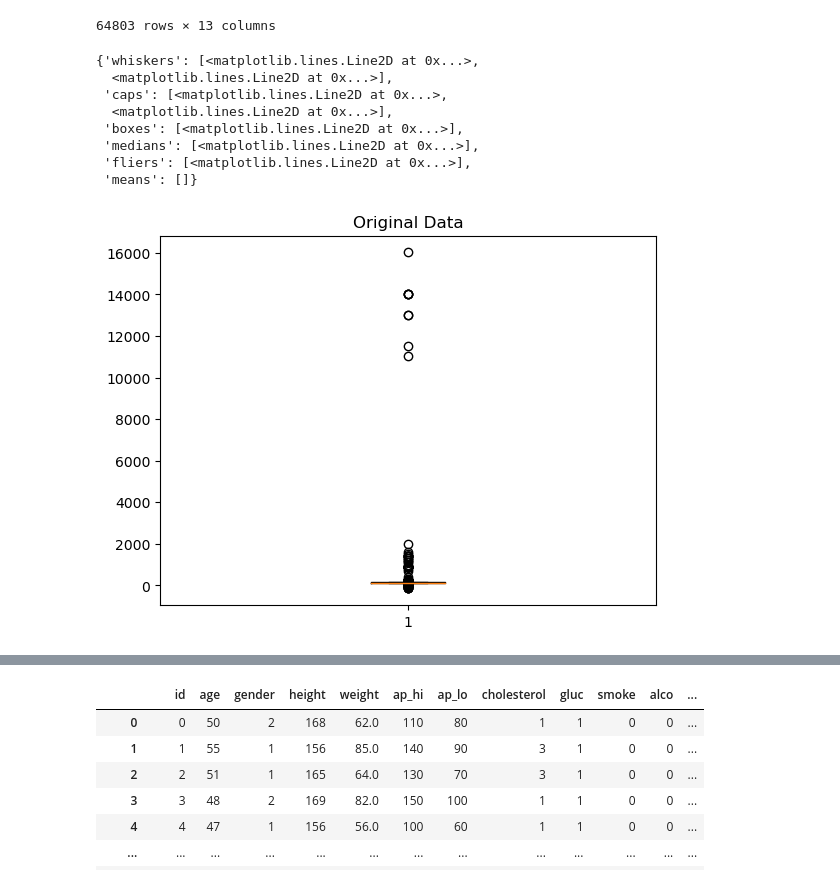
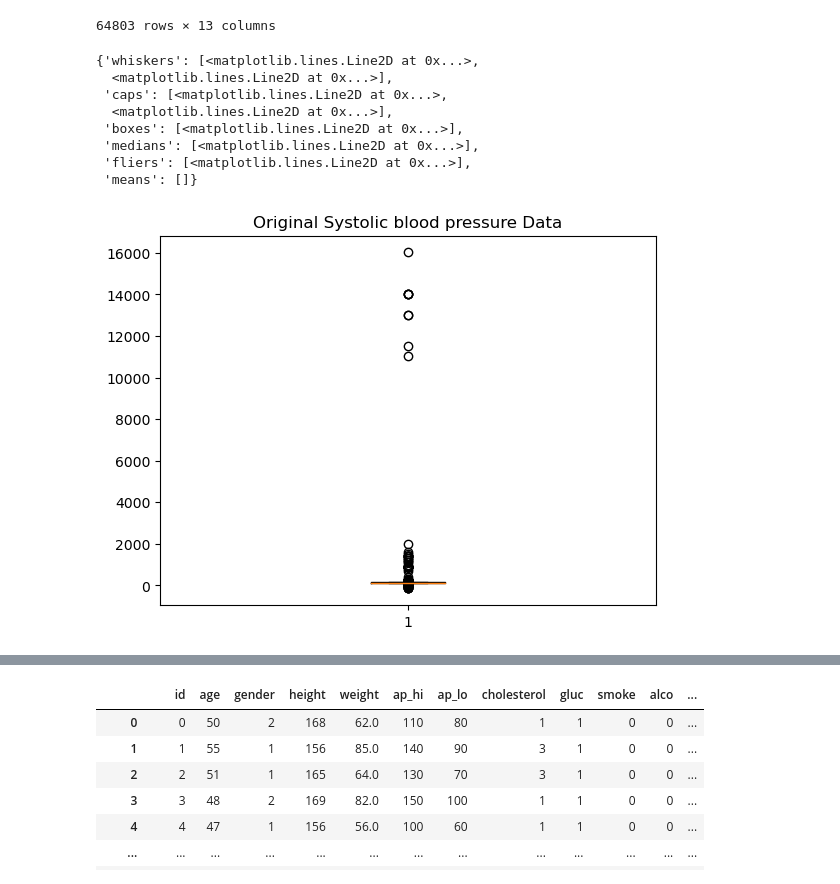
Before and after one commit to COMP3608-Big-Data/Cardiovascular-Disease-Prediction, a Jupyter notebook: the_gold_miners.ipynb, the cells around one changed output, grey strips where cells are left out. Cells and saved outputs as stored; diff of their text form; code cells hidden in the pictures.

```diff
--- a/the_gold_miners.ipynb
+++ b/the_gold_miners.ipynb
@@ -497,17 +498,17 @@ df_without_outliers
 64803 rows × 13 columns
 # %%
 fig1, ax1 = plt.subplots()
-ax1.set_title('Original Data')
+ax1.set_title('Original Systolic blood pressure Data')
 ax1.boxplot(df['ap_hi'])
 # %% [output]
 {'whiskers': [<matplotlib.lines.Line2D at 0x...>,
   <matplotlib.lines.Line2D at 0x...>],
  'caps': [<matplotlib.lines.Line2D at 0x...>,
   <matplotlib.lines.Line2D at 0x...>],
  'boxes': [<matplotlib.lines.Line2D at 0x...>],
  'medians': [<matplotlib.lines.Line2D at 0x...>],
  'fliers': [<matplotlib.lines.Line2D at 0x...>],
  'means': []}
-[figure, old version]
+[figure, new version]
 # %%
 fig1, ax1 = plt.subplots()
```
Also changed, not shown: parts of 20 cells of this notebook.
